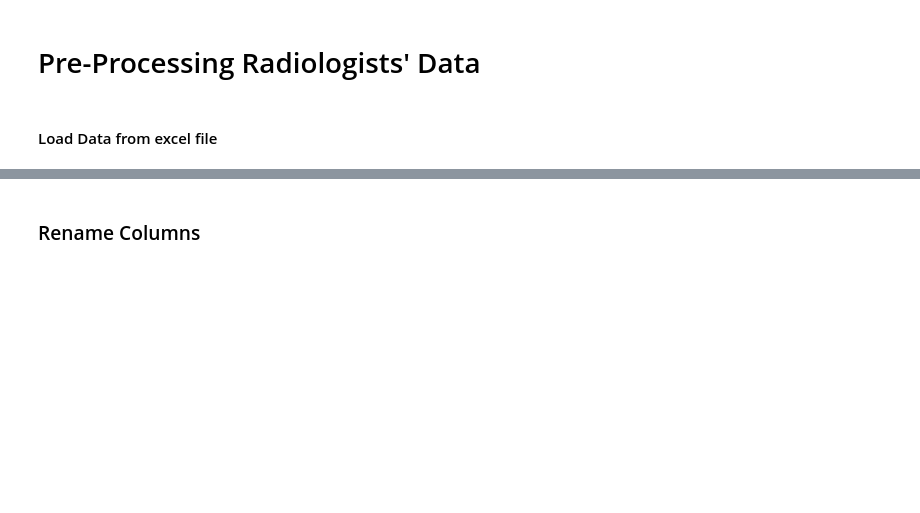
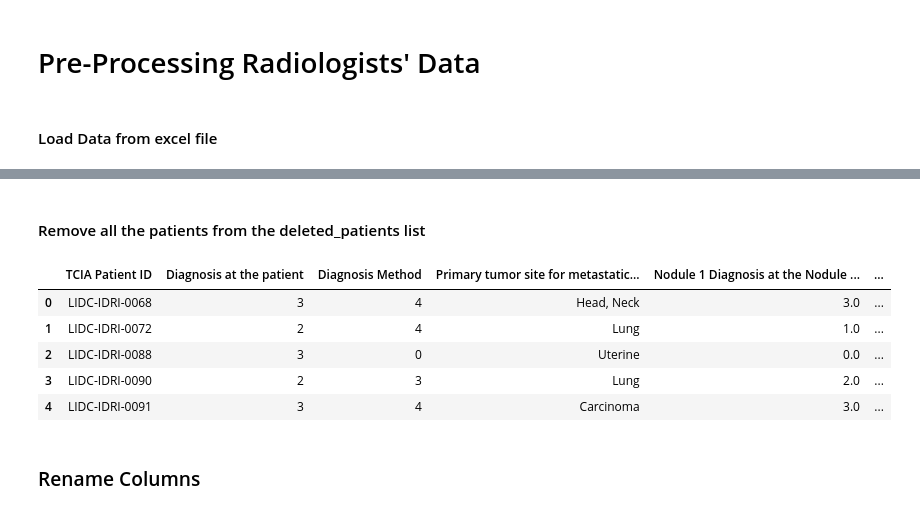
Before and after one commit to catarinam93/Lung-Cancer-Study, a Jupyter notebook: PreProcessamento/pre-processamento.ipynb, the cells around one changed output, grey strips where cells are left out. Drawn from its saved outputs; the diff is of its cells as text; code cells hidden in the pictures; blank space fills up the shorter version.

```diff
--- a/PreProcessamento/pre-processamento.ipynb
+++ b/PreProcessamento/pre-processamento.ipynb
@@ -31,3 +83,17 @@ df_radiologists
+# %% [markdown]
+#### Remove all the patients from the deleted_patients list
+# %%
+condition = ~df_radiologists['TCIA Patient ID'].isin(deleted_patients)
+df_radiologists = df_radiologists[condition]
+df_radiologists.reset_index(drop=True, inplace=True)
+df_radiologists.head()
+# %% [output]
+|  | TCIA Patient ID | Diagnosis at the patient | Diagnosis Method | Primary tumor site for metastatic... | Nodule 1 Diagnosis at the Nodule ... | ... |
+| 0 | LIDC-IDRI-0068 | 3 | 4 | Head, Neck | 3.0 | ... |
+| 1 | LIDC-IDRI-0072 | 2 | 4 | Lung | 1.0 | ... |
+| 2 | LIDC-IDRI-0088 | 3 | 0 | Uterine | 0.0 | ... |
+| 3 | LIDC-IDRI-0090 | 2 | 3 | Lung | 2.0 | ... |
+| 4 | LIDC-IDRI-0091 | 3 | 4 | Carcinoma | 3.0 | ... |
 # %% [markdown]
 ### Rename Columns
 # %%
```
Also changed, not shown: parts of 51 cells of this notebook, 2 other files.
